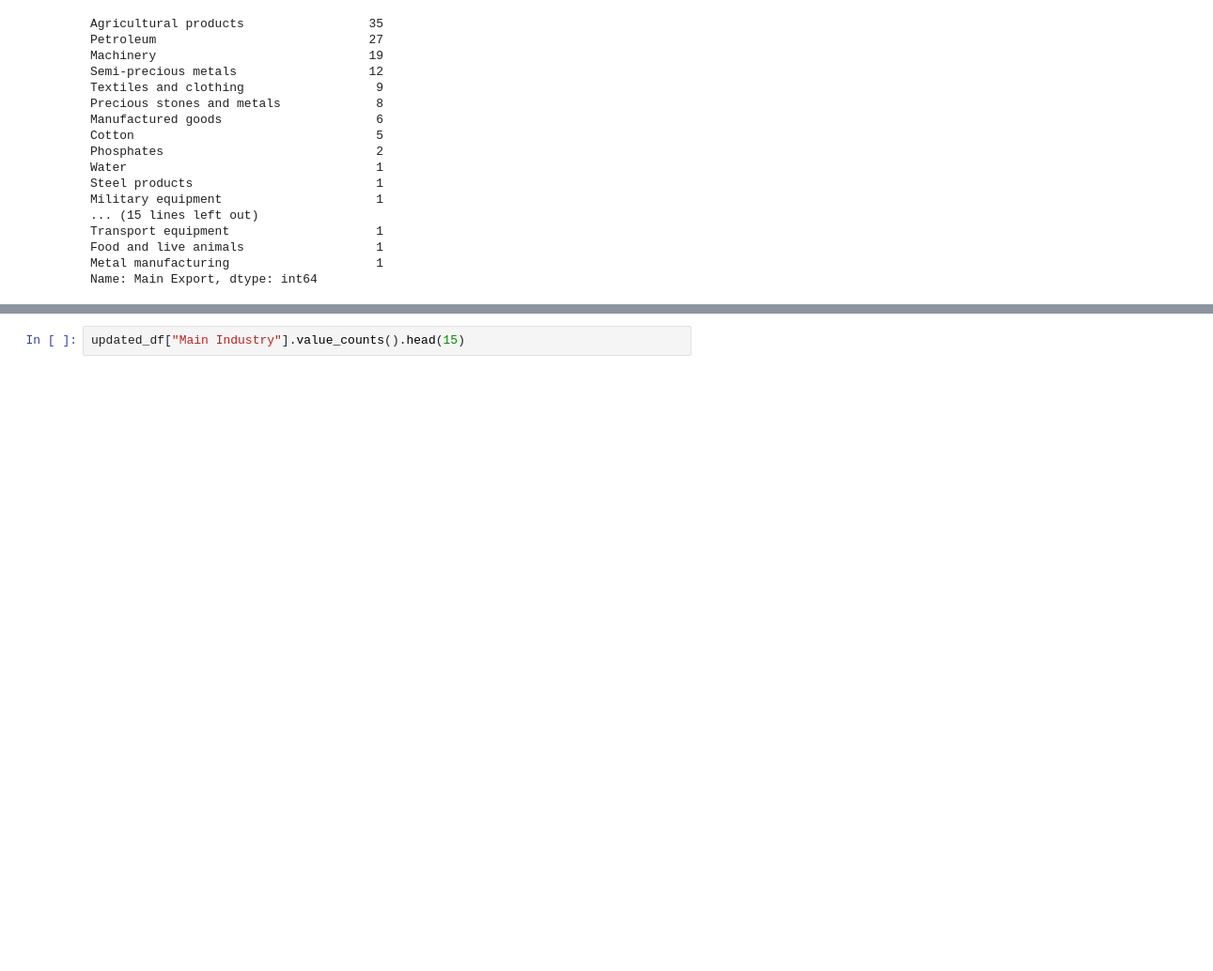
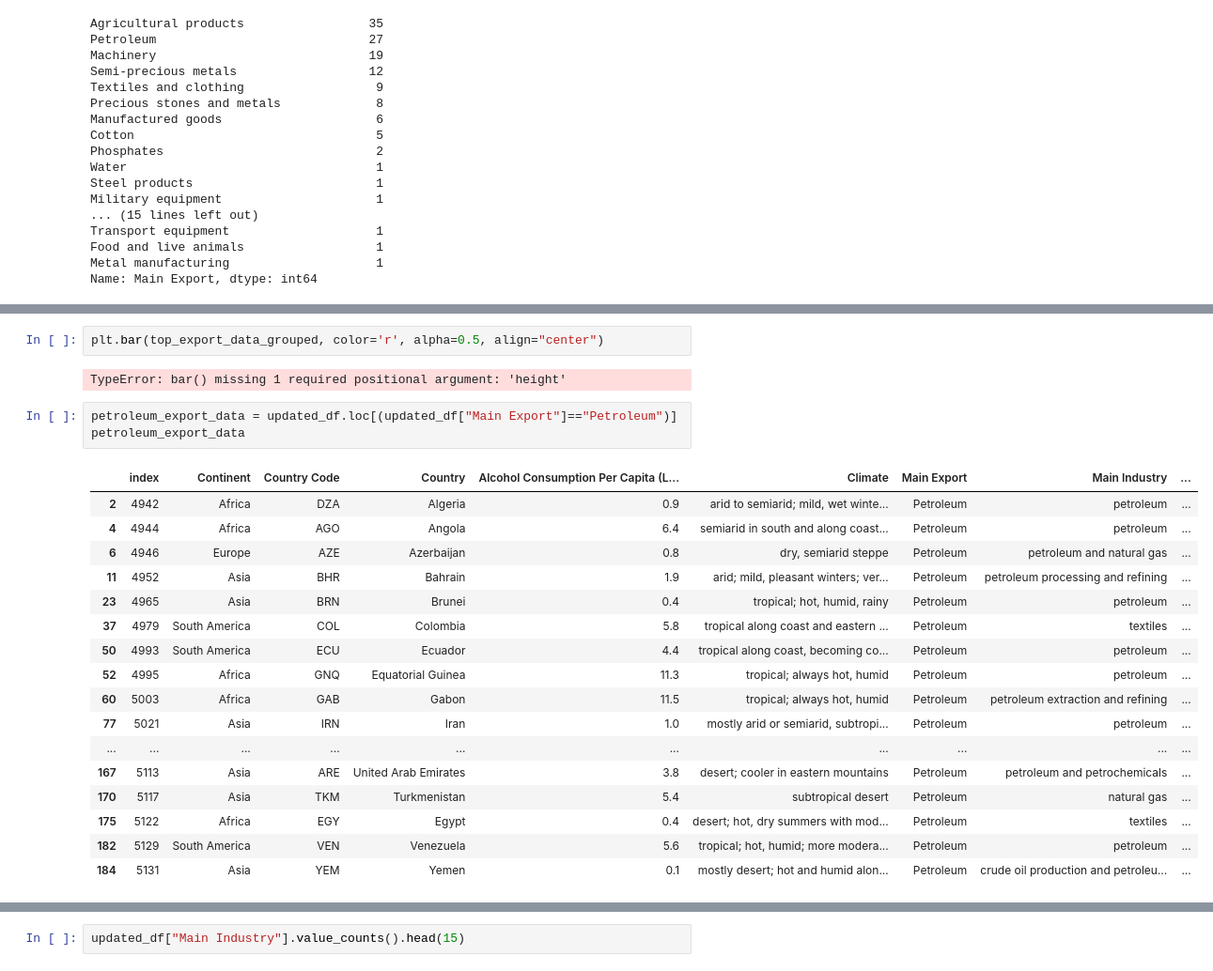
Before and after one commit to reccleston/data-analysis-project-1, a Jupyter notebook: nadia/project_work_2021.ipynb, the cells around one changed output, grey strips where cells are left out. Shown at 94% size. Cells and saved outputs as stored; diff of their text form; blank space fills up the shorter version.

```diff
--- a/nadia/project_work_2021.ipynb
+++ b/nadia/project_work_2021.ipynb
@@ -119,0 +135,25 @@ top_export_data
+# %%
+plt.bar(top_export_data_grouped, color='r', alpha=0.5, align="center")
+# %% [output]
+TypeError: bar() missing 1 required positional argument: 'height'
+# %%
+petroleum_export_data = updated_df.loc[(updated_df["Main Export"]=="Petroleum")]
+petroleum_export_data
+# %% [output]
+|  | index | Continent | Country Code | Country | Alcohol Consumption Per Capita (L... | Climate | Main Export | Main Industry | ... |
+| 2 | 4942 | Africa | DZA | Algeria | 0.9 | arid to semiarid; mild, wet winte... | Petroleum | petroleum | ... |
+| 4 | 4944 | Africa | AGO | Angola | 6.4 | semiarid in south and along coast... | Petroleum | petroleum | ... |
+| 6 | 4946 | Europe | AZE | Azerbaijan | 0.8 | dry, semiarid steppe | Petroleum | petroleum and natural gas | ... |
+| 11 | 4952 | Asia | BHR | Bahrain | 1.9 | arid; mild, pleasant winters; ver... | Petroleum | petroleum processing and refining | ... |
+| 23 | 4965 | Asia | BRN | Brunei | 0.4 | tropical; hot, humid, rainy | Petroleum | petroleum | ... |
+| 37 | 4979 | South America | COL | Colombia | 5.8 | tropical along coast and eastern ... | Petroleum | textiles | ... |
+| 50 | 4993 | South America | ECU | Ecuador | 4.4 | tropical along coast, becoming co... | Petroleum | petroleum | ... |
+| 52 | 4995 | Africa | GNQ | Equatorial Guinea | 11.3 | tropical; always hot, humid | Petroleum | petroleum | ... |
+| 60 | 5003 | Africa | GAB | Gabon | 11.5 | tropical; always hot, humid | Petroleum | petroleum extraction and refining | ... |
+| 77 | 5021 | Asia | IRN | Iran | 1.0 | mostly arid or semiarid, subtropi... | Petroleum | petroleum | ... |
+| ... | ... | ... | ... | ... | ... | ... | ... | ... | ... |
+| 167 | 5113 | Asia | ARE | United Arab Emirates | 3.8 | desert; cooler in eastern mountains | Petroleum | petroleum and petrochemicals | ... |
+| 170 | 5117 | Asia | TKM | Turkmenistan | 5.4 | subtropical desert | Petroleum | natural gas | ... |
+| 175 | 5122 | Africa | EGY | Egypt | 0.4 | desert; hot, dry summers with mod... | Petroleum | textiles | ... |
+| 182 | 5129 | South America | VEN | Venezuela | 5.6 | tropical; hot, humid; more modera... | Petroleum | petroleum | ... |
+| 184 | 5131 | Asia | YEM | Yemen | 0.1 | mostly desert; hot and humid alon... | Petroleum | crude oil production and petroleu... | ... |
```
Also changed, not shown: parts of 11 cells of this notebook, 1 other file.
